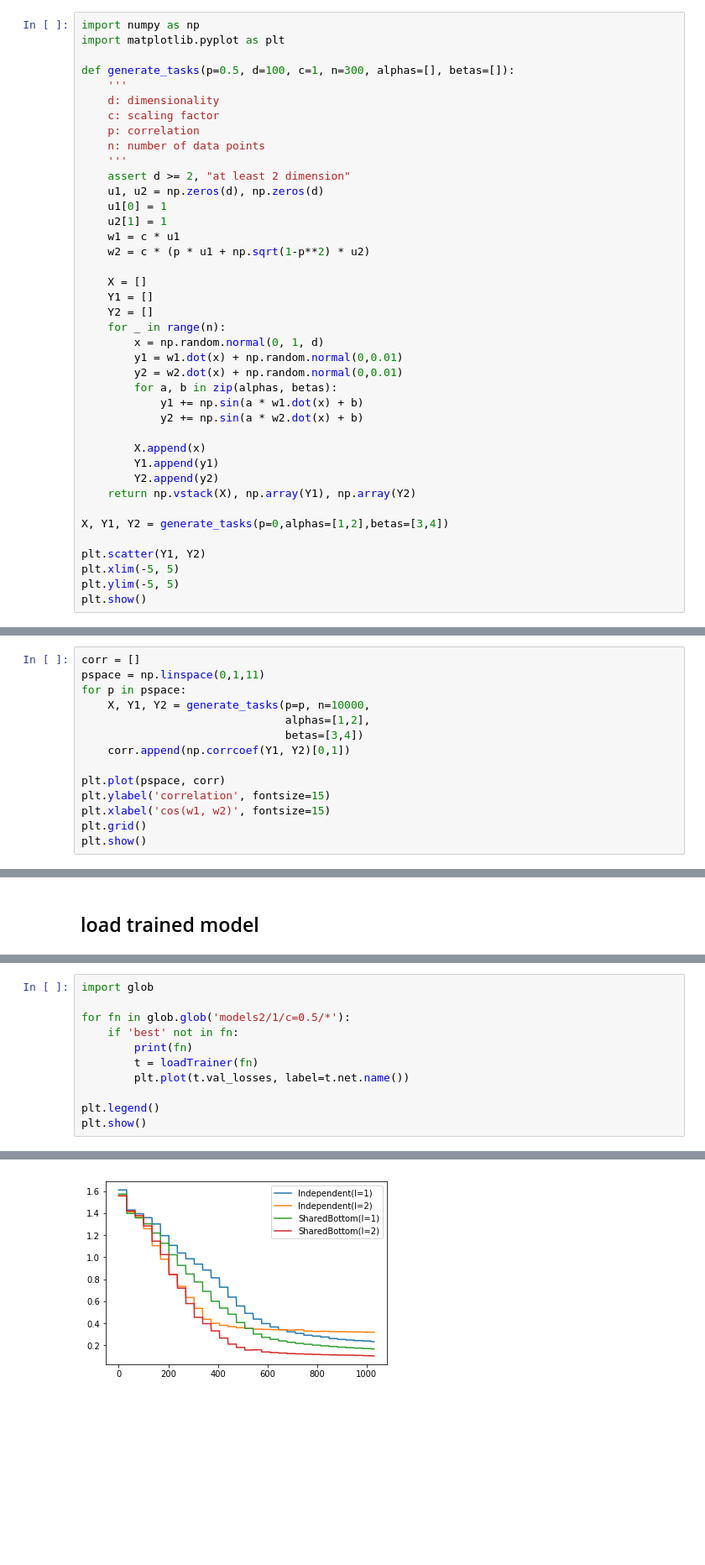
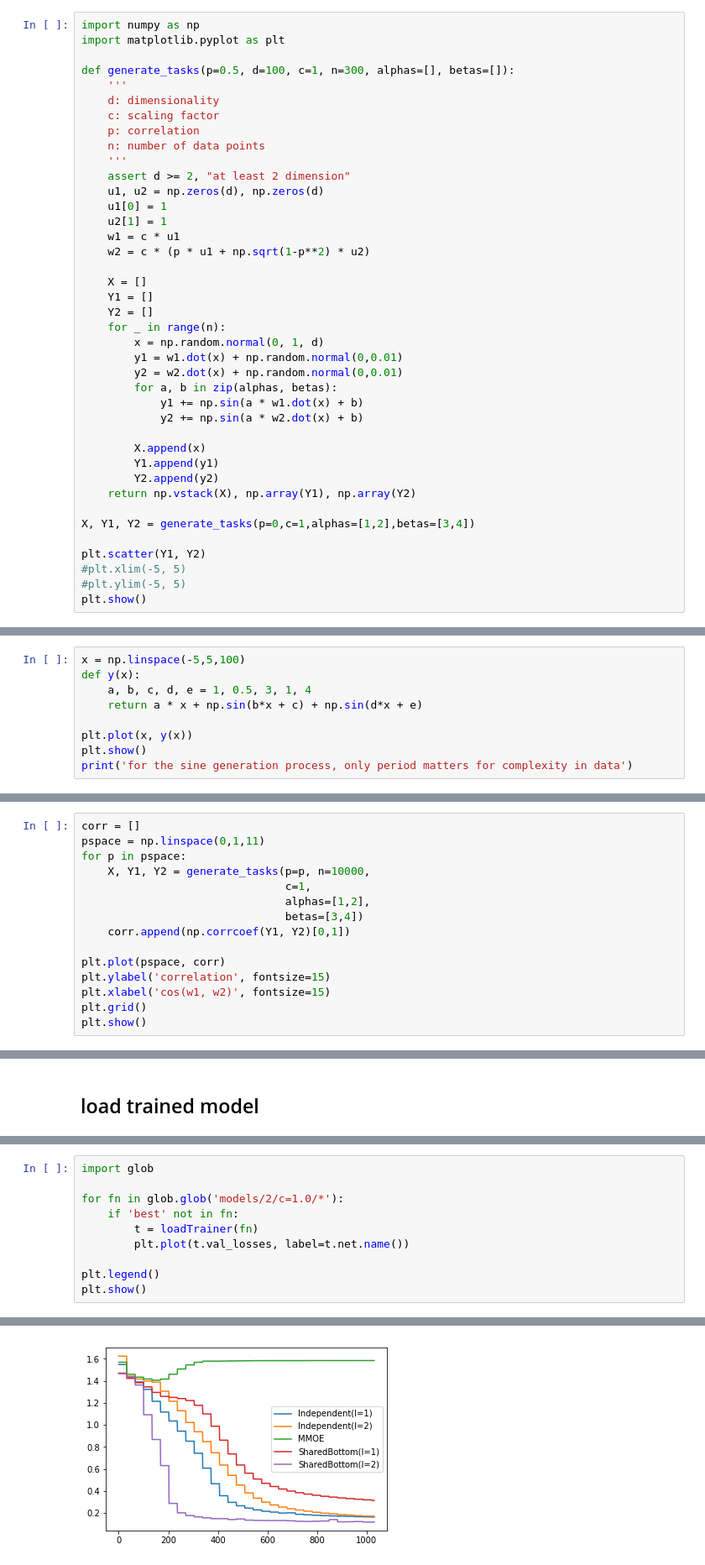
Before and after one commit to nathanwang000/MTL, a Jupyter notebook: MTL.ipynb, the cells around one changed output, grey strips where cells are left out. Shown at 84% size. Cells and saved outputs as stored; diff of their text form; blank space fills up the shorter version.

```diff
--- a/MTL.ipynb
+++ b/MTL.ipynb
@@ -32,10 +32,10 @@ def generate_tasks(p=0.5, d=100, c=1, n=300, alphas=[], betas=[]):
         Y2.append(y2)
     return np.vstack(X), np.array(Y1), np.array(Y2)
 
-X, Y1, Y2 = generate_tasks(p=0,alphas=[1,2],betas=[3,4])
+X, Y1, Y2 = generate_tasks(p=0,c=1,alphas=[1,2],betas=[3,4])
 
 plt.scatter(Y1, Y2)
-plt.xlim(-5, 5)
-plt.ylim(-5, 5)
+#plt.xlim(-5, 5)
+#plt.ylim(-5, 5)
 plt.show()
 # %% [output]
@@ -42,0 +43,9 @@ plt.show()
+# %%
+x = np.linspace(-5,5,100)
+def y(x):
+    a, b, c, d, e = 1, 0.5, 3, 1, 4
+    return a * x + np.sin(b*x + c) + np.sin(d*x + e)
+
+plt.plot(x, y(x))
+plt.show()
+print('for the sine generation process, only period matters for complexity in data')
@@ -45,6 +57,7 @@ corr = []
 pspace = np.linspace(0,1,11)
 for p in pspace:
     X, Y1, Y2 = generate_tasks(p=p, n=10000,
+                               c=1,
                                alphas=[1,2],
                                betas=[3,4])
     corr.append(np.corrcoef(Y1, Y2)[0,1])
@@ -319,9 +333,8 @@ per layer neuron: 68
 # %%
 import glob
 
-for fn in glob.glob('models2/1/c=0.5/*'):
+for fn in glob.glob('models/2/c=1.0/*'):
     if 'best' not in fn:
-        print(fn)
         t = loadTrainer(fn)
         plt.plot(t.val_losses, label=t.net.name())
 
@@ -347 +358 @@ per layer neuron: 76
-[figure, old version]
+[figure, new version]
```
Also changed, not shown: parts of 7 cells of this notebook.
